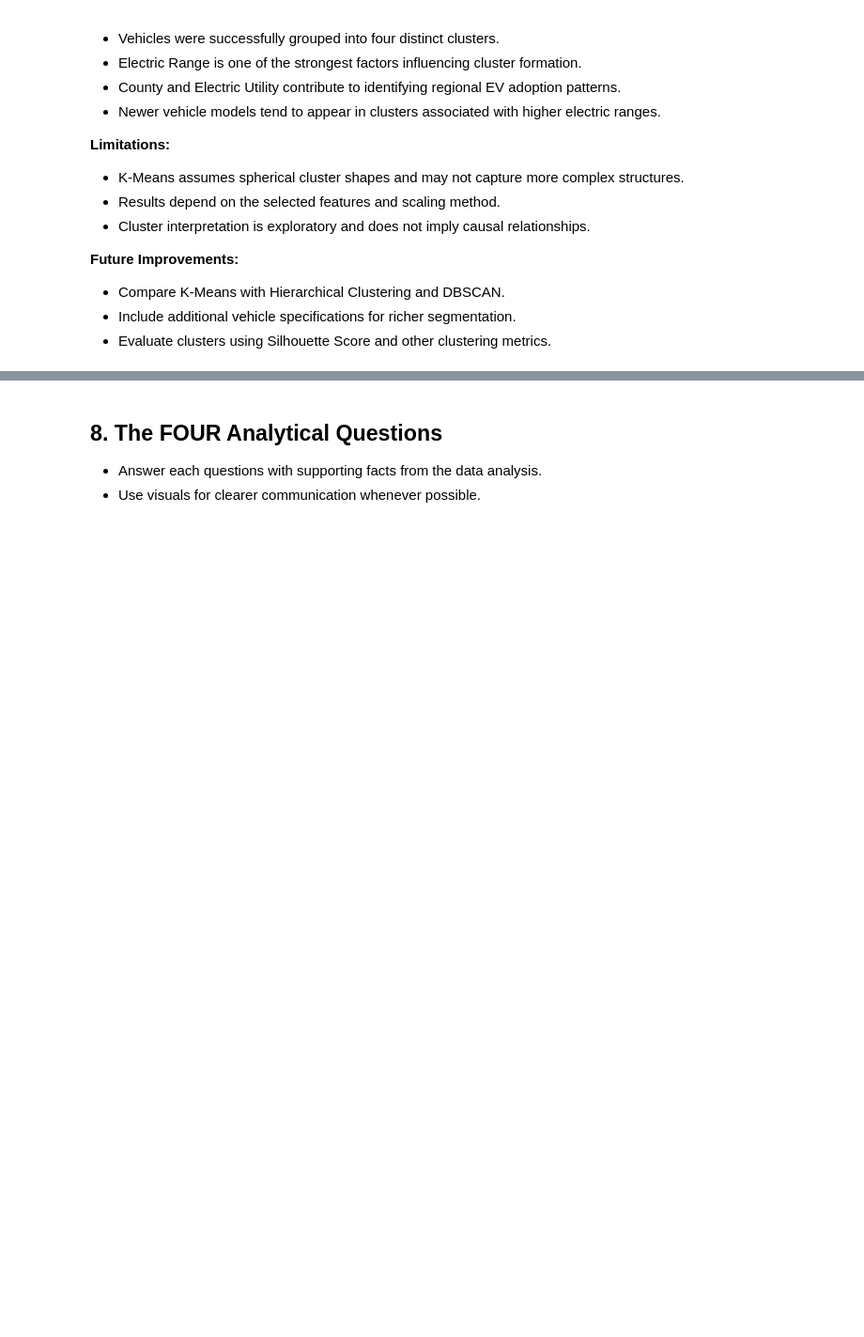
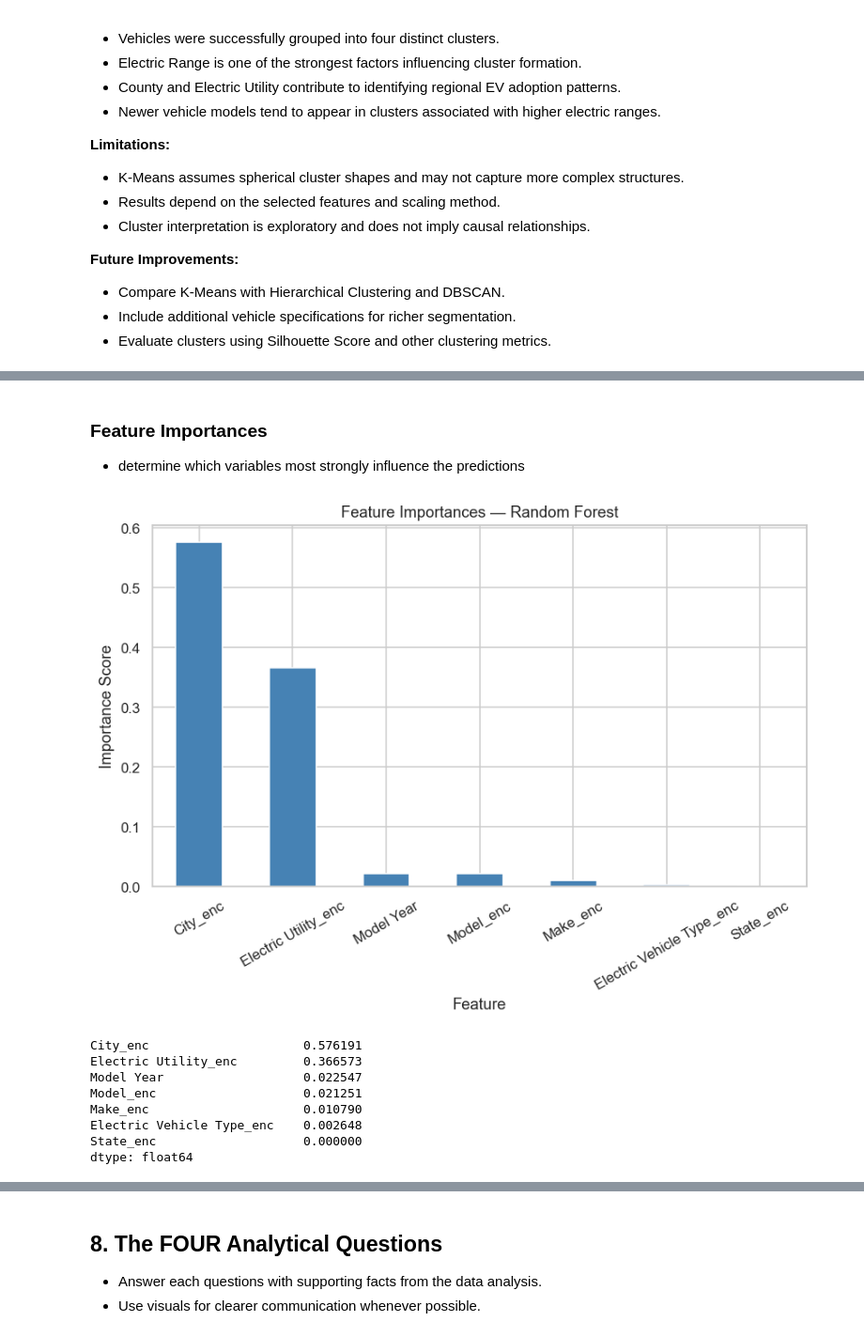
Before and after one commit to MrMinton/EV-Population, a Jupyter notebook: TTXL_GXX_Notebook.ipynb, the cells around one changed output, grey strips where cells are left out. Shown at 94% size. Cells and saved outputs as stored; diff of their text form; code cells hidden in the pictures; blank space fills up the shorter version.

```diff
--- a/TTXL_GXX_Notebook.ipynb
+++ b/TTXL_GXX_Notebook.ipynb
@@ -636,0 +849,23 @@ The clustering results reveal meaningful EV segments across different geographic
+# %% [markdown]
+### Feature Importances
+- determine which variables most strongly influence the predictions
+# %%
+feat_imp = pd.Series(rf.feature_importances_, index=feature_cols).sort_values(ascending=False)
+
+feat_imp.plot(kind='bar', figsize=(9, 5), color='steelblue', rot=30,
+              title='Feature Importances — Random Forest',
+              xlabel='Feature', ylabel='Importance Score')
+
+plt.show()
+
+print(feat_imp)
+# %% [output]
+[figure, added]
+City_enc                     0.576191
+Electric Utility_enc         0.366573
+Model Year                   0.022547
+Model_enc                    0.021251
+Make_enc                     0.010790
+Electric Vehicle Type_enc    0.002648
+State_enc                    0.000000
+dtype: float64
```
Also changed, not shown: parts of 18 cells of this notebook.
